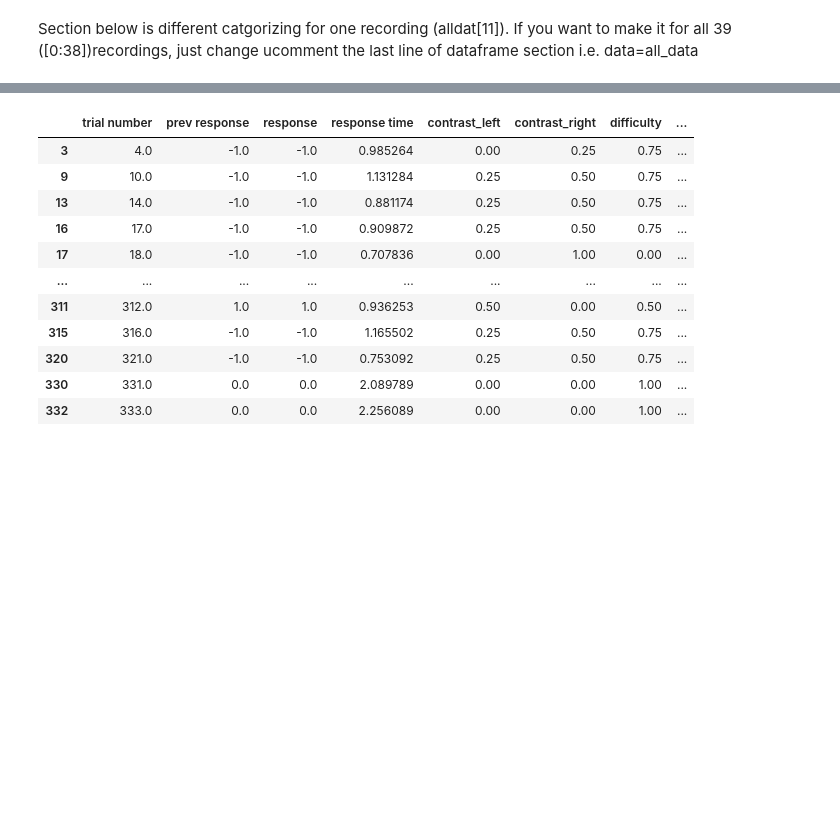
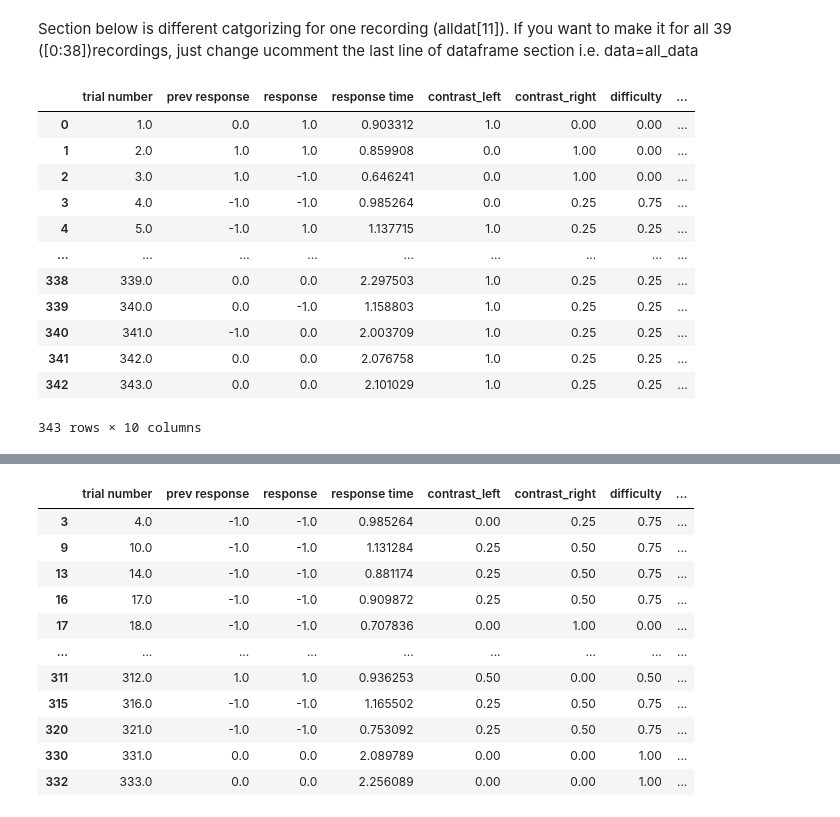
Before and after one commit to zova137/NMA, a Jupyter notebook: Load_steinmetz_decisions_(1)_(1).ipynb, the cells around one changed output, grey strips where cells are left out. Drawn from its saved outputs; the diff is of its cells as text; code cells hidden in the pictures; blank space fills up the shorter version.

```diff
--- a/Load_steinmetz_decisions_(1)_(1).ipynb
+++ b/Load_steinmetz_decisions_(1)_(1).ipynb
@@ -123,16 +129,48 @@ Section below is different catgorizing for one recording (alldat[11]). If you wa
 # %%
 #@title Categorizing based on history & feedback
 
 '''categorized based history which is same(stay) or different(shift)'''
 stay=data[data['prev response']==data['response']] #109 trials had same ans
 shift=data[data['prev response']!=data['response']] #243 trials had shifted answer
 
 
 '''categorized based history & reward'''
 win_stay=stay[stay['reward']==1]  #64 trials
 lose_stay=stay[stay['reward']==-1]  #45 trials
 win_shift=shift[shift['reward']==1] #182 trials
 lose_shift=shift[shift['reward']==-1] #52 trials
-strategy=[win_stay, lose_stay, win_shift, lose_shift]
 
+data['strategy']=np.zeros(len(data))
+
+for j in data:
+  if (data[data['prev response']==data['response']]).bool:
+      if (data['reward']==1).bool:
+          data['strategy']='win stay'
+      elif (data['reward']==-1).bool:
+          data['strategy']='lose stay'
+  elif (data[data['prev response'][j]!=data['response']]).bool:
+      if (data['reward']==1).bool:
+          data['strategy']='win shift'
+      elif (data['reward']==-1).bool:
+          data['strategy']='lose shift'
+  else:
+          print('not possible')
+
+
+
+data
 #categorized_data=pd.DataFrame[(trial_num, win_stay)], columns=[('no', 'win_stay')]
+# %% [output]
+|  | trial number | prev response | response | response time | contrast_left | contrast_right | difficulty | ... |
+| 0 | 1.0 | 0.0 | 1.0 | 0.903312 | 1.0 | 0.00 | 0.00 | ... |
+| 1 | 2.0 | 1.0 | 1.0 | 0.859908 | 0.0 | 1.00 | 0.00 | ... |
+| 2 | 3.0 | 1.0 | -1.0 | 0.646241 | 0.0 | 1.00 | 0.00 | ... |
+| 3 | 4.0 | -1.0 | -1.0 | 0.985264 | 0.0 | 0.25 | 0.75 | ... |
+| 4 | 5.0 | -1.0 | 1.0 | 1.137715 | 1.0 | 0.25 | 0.25 | ... |
+| ... | ... | ... | ... | ... | ... | ... | ... | ... |
+| 338 | 339.0 | 0.0 | 0.0 | 2.297503 | 1.0 | 0.25 | 0.25 | ... |
+| 339 | 340.0 | 0.0 | -1.0 | 1.158803 | 1.0 | 0.25 | 0.25 | ... |
+| 340 | 341.0 | -1.0 | 0.0 | 2.003709 | 1.0 | 0.25 | 0.25 | ... |
+| 341 | 342.0 | 0.0 | 0.0 | 2.076758 | 1.0 | 0.25 | 0.25 | ... |
+| 342 | 343.0 | 0.0 | 0.0 | 2.101029 | 1.0 | 0.25 | 0.25 | ... |
+343 rows × 10 columns
```
Also changed, not shown: parts of 3 cells of this notebook.
